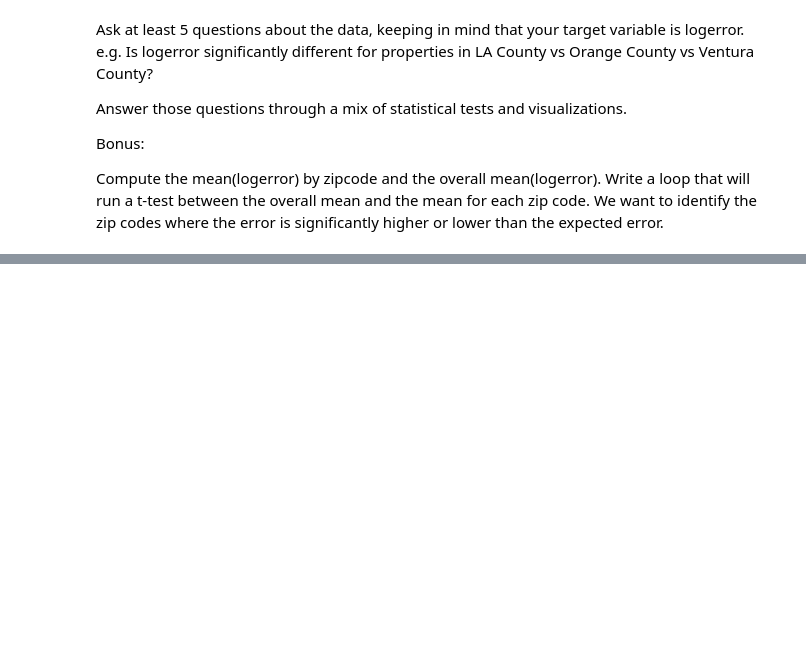
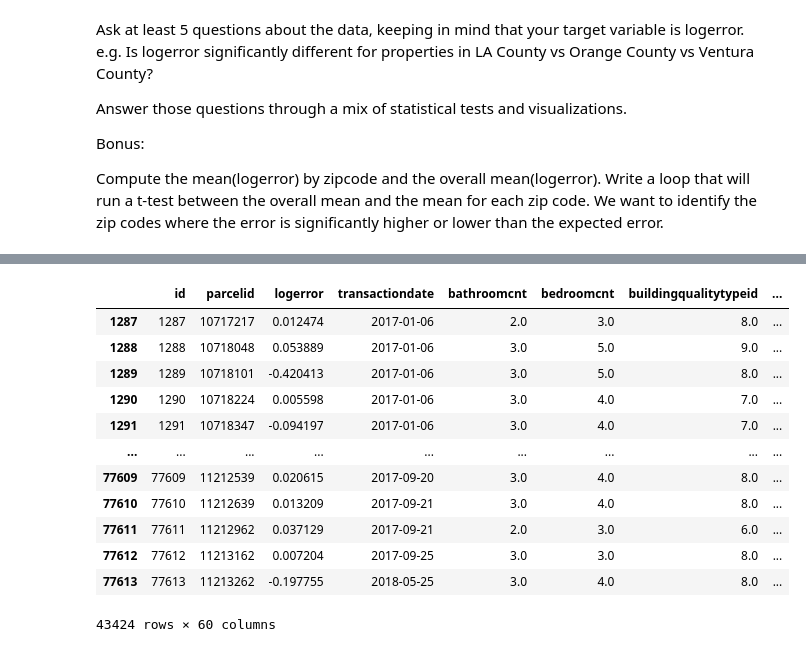
Before and after one commit to dashbringhurst/clustering-exercises, a Jupyter notebook: explore_zillow.ipynb, the cells around one changed output, grey strips where cells are left out. Cells and saved outputs as stored; diff of their text form; code cells hidden in the pictures; blank space fills up the shorter version.

```diff
--- a/explore_zillow.ipynb
+++ b/explore_zillow.ipynb
@@ -146,0 +121,16 @@ Report Finished
+# %%
+df
+# %% [output]
+|  | id | parcelid | logerror | transactiondate | bathroomcnt | bedroomcnt | buildingqualitytypeid | ... |
+| 1287 | 1287 | 10717217 | 0.012474 | 2017-01-06 | 2.0 | 3.0 | 8.0 | ... |
+| 1288 | 1288 | 10718048 | 0.053889 | 2017-01-06 | 3.0 | 5.0 | 9.0 | ... |
+| 1289 | 1289 | 10718101 | -0.420413 | 2017-01-06 | 3.0 | 5.0 | 8.0 | ... |
+| 1290 | 1290 | 10718224 | 0.005598 | 2017-01-06 | 3.0 | 4.0 | 7.0 | ... |
+| 1291 | 1291 | 10718347 | -0.094197 | 2017-01-06 | 3.0 | 4.0 | 7.0 | ... |
+| ... | ... | ... | ... | ... | ... | ... | ... | ... |
+| 77609 | 77609 | 11212539 | 0.020615 | 2017-09-20 | 3.0 | 4.0 | 8.0 | ... |
+| 77610 | 77610 | 11212639 | 0.013209 | 2017-09-21 | 3.0 | 4.0 | 8.0 | ... |
+| 77611 | 77611 | 11212962 | 0.037129 | 2017-09-21 | 2.0 | 3.0 | 6.0 | ... |
+| 77612 | 77612 | 11213162 | 0.007204 | 2017-09-25 | 3.0 | 3.0 | 8.0 | ... |
+| 77613 | 77613 | 11213262 | -0.197755 | 2018-05-25 | 3.0 | 4.0 | 8.0 | ... |
+43424 rows × 60 columns
```
Also changed, not shown: parts of 31 cells of this notebook.
